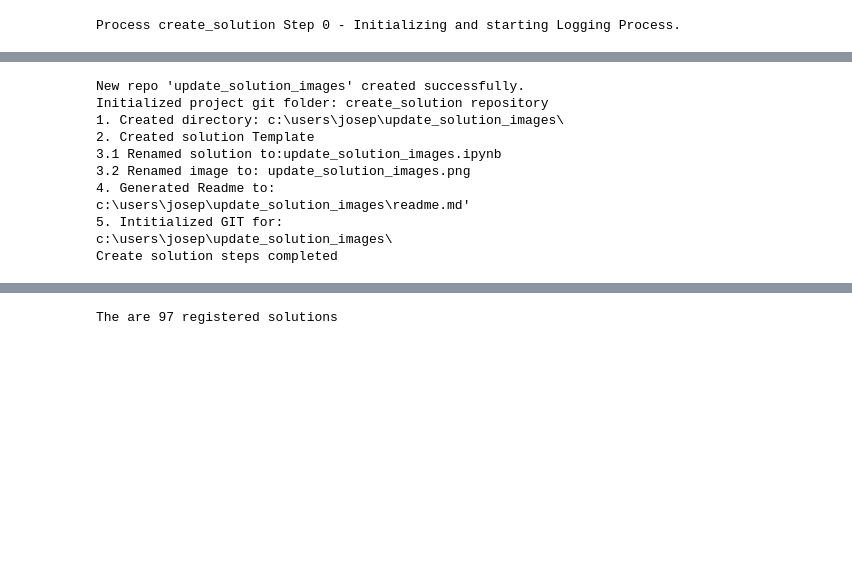
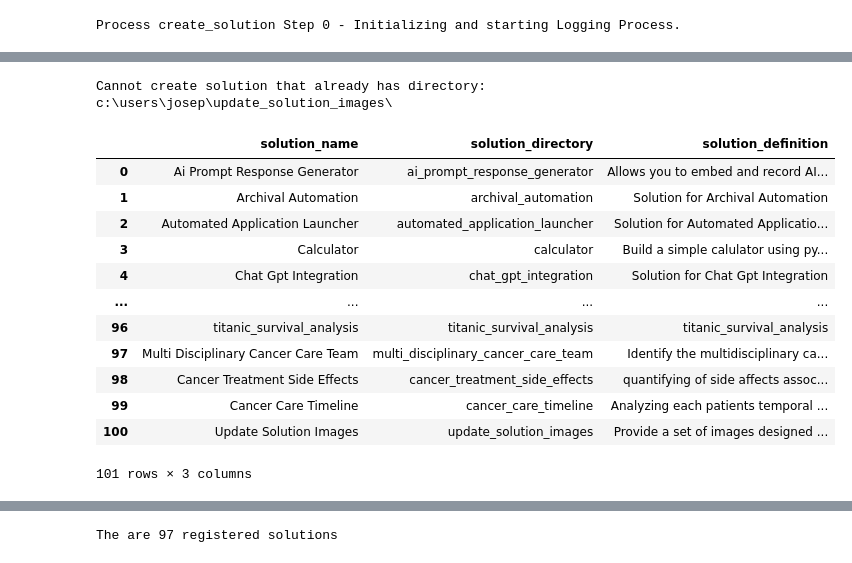
Before and after one commit to JoeEberle/create_solution, a Jupyter notebook: create_solution.ipynb, the cells around one changed output, grey strips where cells are left out. Cells and saved outputs as stored; diff of their text form; code cells hidden in the pictures; blank space fills up the shorter version.

```diff
--- a/create_solution.ipynb
+++ b/create_solution.ipynb
@@ -224,19 +299,24 @@ c:\users\josep\cancer_care_timeline\
 # %%
 new_solution_name = "update_solution_images"
 new_solution_description = "Provide a set of images designed to brand and represent each unique solution."
 print(create_solution(new_solution_name, new_solution_description,path_to_solution_library, path_to_solution_template))
+add_new_solution_to_registry(df_solution_registry, new_solution_name.replace('_',' ').title(), new_solution_name, new_solution_description)
 # %% [output]
-New repo 'update_solution_images' created successfully.
-Initialized project git folder: create_solution repository
-1. Created directory: c:\users\josep\update_solution_images\
-2. Created solution Template
-3.1 Renamed solution to:update_solution_images.ipynb
-3.2 Renamed image to: update_solution_images.png
-4. Generated Readme to:
-c:\users\josep\update_solution_images\readme.md'
-5. Intitialized GIT for:
+Cannot create solution that already has directory:
 c:\users\josep\update_solution_images\
-Create solution steps completed
+|  | solution_name | solution_directory | solution_definition |
+| 0 | Ai Prompt Response Generator | ai_prompt_response_generator | Allows you to embed and record AI... |
+| 1 | Archival Automation | archival_automation | Solution for Archival Automation |
+| 2 | Automated Application Launcher | automated_application_launcher | Solution for Automated Applicatio... |
+| 3 | Calculator | calculator | Build a simple calulator using py... |
+| 4 | Chat Gpt Integration | chat_gpt_integration | Solution for Chat Gpt Integration |
+| ... | ... | ... | ... |
+| 96 | titanic_survival_analysis | titanic_survival_analysis | titanic_survival_analysis |
+| 97 | Multi Disciplinary Cancer Care Team | multi_disciplinary_cancer_care_team | Identify the multidisciplinary ca... |
+| 98 | Cancer Treatment Side Effects | cancer_treatment_side_effects | quantifying of side affects assoc... |
+| 99 | Cancer Care Timeline | cancer_care_timeline | Analyzing each patients temporal ... |
+| 100 | Update Solution Images | update_solution_images | Provide a set of images designed ... |
+101 rows × 3 columns
 # %%
 new_solution_name = "patient_cancer_risk_index"
 new_solution_description = "Analyzing each patients risk for developing cancer within next year."
```
Also changed, not shown: parts of 18 cells of this notebook.
